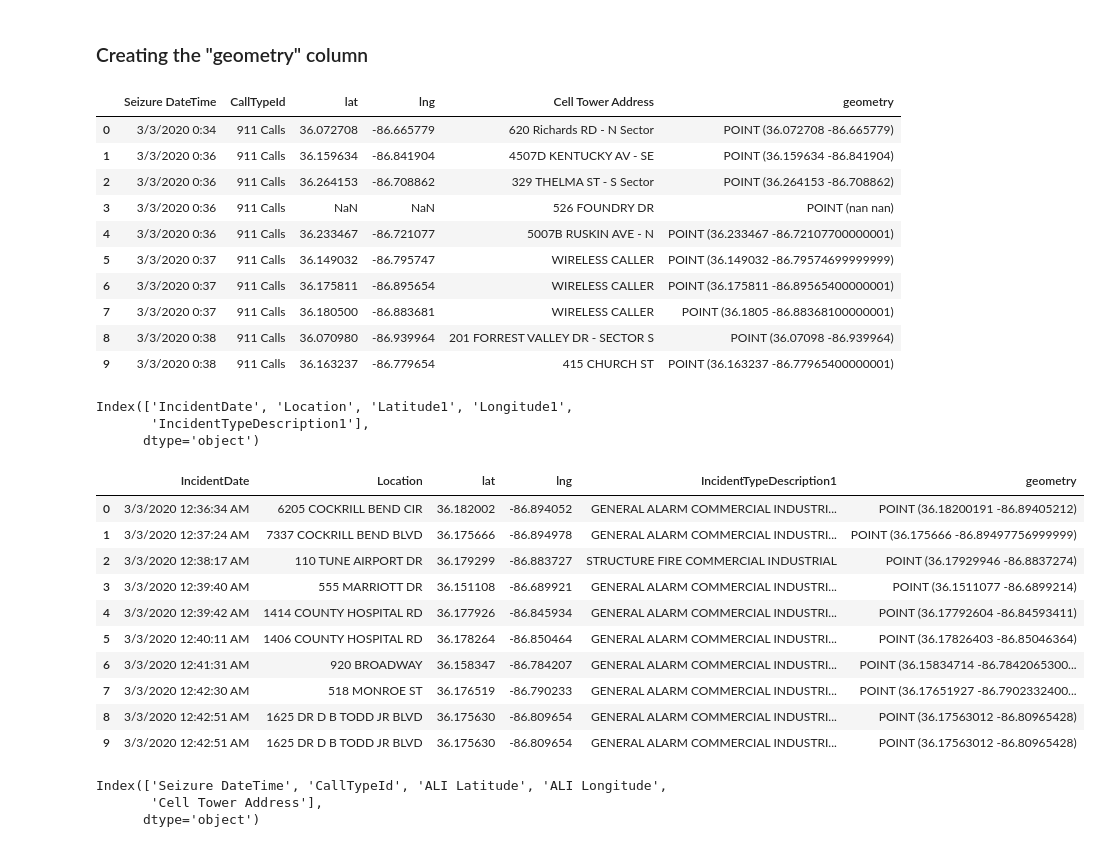
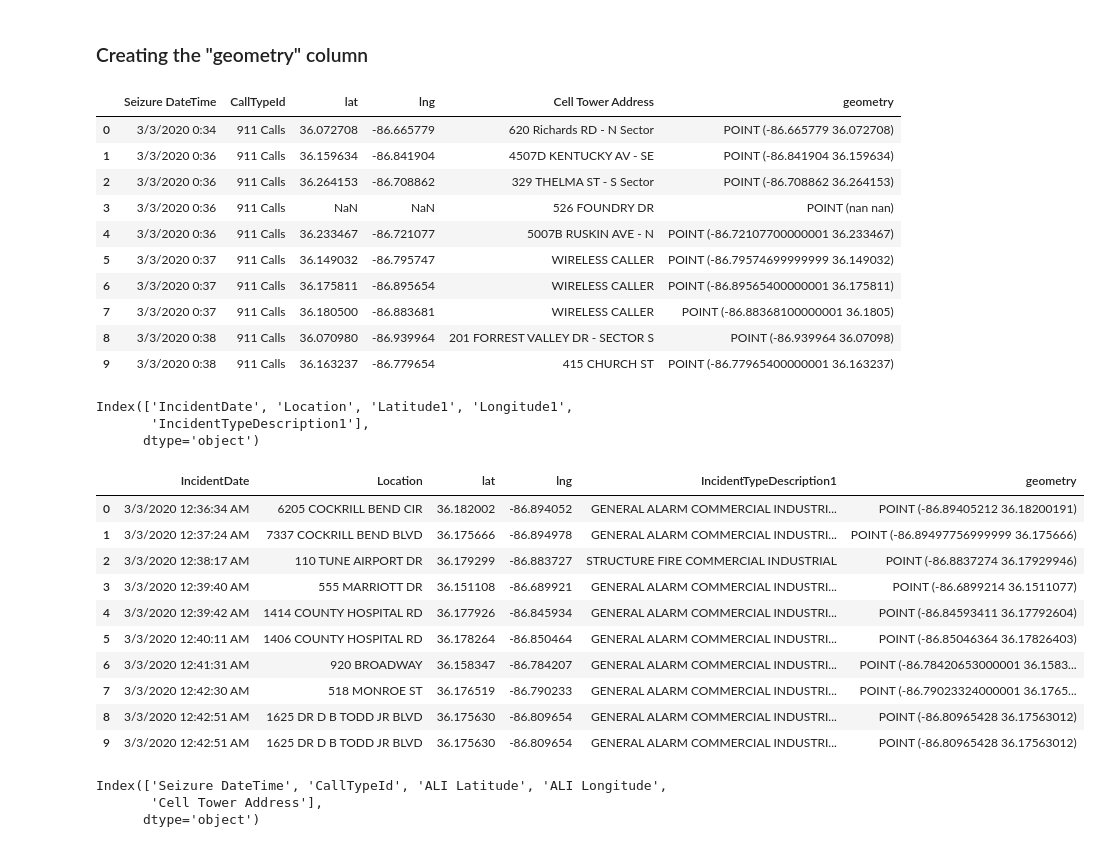
Before and after one commit to MrBardot/NSS-DDA2-metro-nashville-emergency, a Jupyter notebook: Untitled Folder/metro_comm_posey.ipynb, the cells around one changed output. Saved outputs shown, nothing was run; the diff lists cells and outputs as text; code cells hidden in the pictures.

```diff
--- a/Untitled Folder/metro_comm_posey.ipynb
+++ b/Untitled Folder/metro_comm_posey.ipynb
@@ -296,21 +300,21 @@ mec_911_tornado
 # %% [markdown]
 ### Creating the "geometry" column
 # %%
-mec_911_tornado['geometry'] = mec_911_tornado.apply(lambda x: Point((float(x.lat),float(x.lng))),
+mec_911_tornado['geometry'] = mec_911_tornado.apply(lambda x: Point((float(x.lng),float(x.lat))),
                                                     axis = 1)
 mec_911_tornado.head(10)
 # %% [output]
 |  | Seizure DateTime | CallTypeId | lat | lng | Cell Tower Address | geometry |
-| 0 | 3/3/2020 0:34 | 911 Calls | 36.072708 | -86.665779 | 620 Richards RD - N Sector | POINT (36.072708 -86.665779) |
-| 1 | 3/3/2020 0:36 | 911 Calls | 36.159634 | -86.841904 | 4507D KENTUCKY AV - SE | POINT (36.159634 -86.841904) |
-| 2 | 3/3/2020 0:36 | 911 Calls | 36.264153 | -86.708862 | 329 THELMA ST - S Sector | POINT (36.264153 -86.708862) |
+| 0 | 3/3/2020 0:34 | 911 Calls | 36.072708 | -86.665779 | 620 Richards RD - N Sector | POINT (-86.665779 36.072708) |
+| 1 | 3/3/2020 0:36 | 911 Calls | 36.159634 | -86.841904 | 4507D KENTUCKY AV - SE | POINT (-86.841904 36.159634) |
+| 2 | 3/3/2020 0:36 | 911 Calls | 36.264153 | -86.708862 | 329 THELMA ST - S Sector | POINT (-86.708862 36.264153) |
 | 3 | 3/3/2020 0:36 | 911 Calls | NaN | NaN | 526 FOUNDRY DR | POINT (nan nan) |
-| 4 | 3/3/2020 0:36 | 911 Calls | 36.233467 | -86.721077 | 5007B RUSKIN AVE - N | POINT (36.233467 -86.72107700000001) |
-| 5 | 3/3/2020 0:37 | 911 Calls | 36.149032 | -86.795747 | WIRELESS CALLER | POINT (36.149032 -86.79574699999999) |
-| 6 | 3/3/2020 0:37 | 911 Calls | 36.175811 | -86.895654 | WIRELESS CALLER | POINT (36.175811 -86.89565400000001) |
-| 7 | 3/3/2020 0:37 | 911 Calls | 36.180500 | -86.883681 | WIRELESS CALLER | POINT (36.1805 -86.88368100000001) |
-| 8 | 3/3/2020 0:38 | 911 Calls | 36.070980 | -86.939964 | 201 FORREST VALLEY DR - SECTOR S | POINT (36.07098 -86.939964) |
-| 9 | 3/3/2020 0:38 | 911 Calls | 36.163237 | -86.779654 | 415 CHURCH ST | POINT (36.163237 -86.77965400000001) |
+| 4 | 3/3/2020 0:36 | 911 Calls | 36.233467 | -86.721077 | 5007B RUSKIN AVE - N | POINT (-86.72107700000001 36.233467) |
+| 5 | 3/3/2020 0:37 | 911 Calls | 36.149032 | -86.795747 | WIRELESS CALLER | POINT (-86.79574699999999 36.149032) |
+| 6 | 3/3/2020 0:37 | 911 Calls | 36.175811 | -86.895654 | WIRELESS CALLER | POINT (-86.89565400000001 36.175811) |
+| 7 | 3/3/2020 0:37 | 911 Calls | 36.180500 | -86.883681 | WIRELESS CALLER | POINT (-86.88368100000001 36.1805) |
+| 8 | 3/3/2020 0:38 | 911 Calls | 36.070980 | -86.939964 | 201 FORREST VALLEY DR - SECTOR S | POINT (-86.939964 36.07098) |
+| 9 | 3/3/2020 0:38 | 911 Calls | 36.163237 | -86.779654 | 415 CHURCH ST | POINT (-86.77965400000001 36.163237) |
 # %%
 mec_cad_tornado.columns
 # %% [output]
@@ -320,21 +324,21 @@ Index(['IncidentDate', 'Location', 'Latitude1', 'Longitude1',
 # %%
 mec_cad_tornado = mec_cad_tornado.rename(columns = {'Latitude1':'lat', 'Longitude1':'lng'})
 # %%
-mec_cad_tornado['geometry'] = mec_cad_tornado.apply(lambda x: Point((float(x.lat),float(x.lng))),
+mec_cad_tornado['geometry'] = mec_cad_tornado.apply(lambda x: Point((float(x.lng),float(x.lat))),
                                                     axis = 1)
 mec_cad_tornado.head(10)
 # %% [output]
 |  | IncidentDate | Location | lat | lng | IncidentTypeDescription1 | geometry |
-| 0 | 3/3/2020 12:36:34 AM | 6205 COCKRILL BEND CIR | 36.182002 | -86.894052 | GENERAL ALARM COMMERCIAL INDUSTRI... | POINT (36.18200191 -86.89405212) |
-| 1 | 3/3/2020 12:37:24 AM | 7337 COCKRILL BEND BLVD | 36.175666 | -86.894978 | GENERAL ALARM COMMERCIAL INDUSTRI... | POINT (36.175666 -86.89497756999999) |
-| 2 | 3/3/2020 12:38:17 AM | 110 TUNE AIRPORT DR | 36.179299 | -86.883727 | STRUCTURE FIRE COMMERCIAL INDUSTRIAL | POINT (36.17929946 -86.8837274) |
-| 3 | 3/3/2020 12:39:40 AM | 555 MARRIOTT DR | 36.151108 | -86.689921 | GENERAL ALARM COMMERCIAL INDUSTRI... | POINT (36.1511077 -86.6899214) |
-| 4 | 3/3/2020 12:39:42 AM | 1414 COUNTY HOSPITAL RD | 36.177926 | -86.845934 | GENERAL ALARM COMMERCIAL INDUSTRI... | POINT (36.17792604 -86.84593411) |
-| 5 | 3/3/2020 12:40:11 AM | 1406 COUNTY HOSPITAL RD | 36.178264 | -86.850464 | GENERAL ALARM COMMERCIAL INDUSTRI... | POINT (36.17826403 -86.85046364) |
-| 6 | 3/3/2020 12:41:31 AM | 920 BROADWAY | 36.158347 | -86.784207 | GENERAL ALARM COMMERCIAL INDUSTRI... | POINT (36.15834714 -86.7842065300... |
-| 7 | 3/3/2020 12:42:30 AM | 518 MONROE ST | 36.176519 | -86.790233 | GENERAL ALARM COMMERCIAL INDUSTRI... | POINT (36.17651927 -86.7902332400... |
-| 8 | 3/3/2020 12:42:51 AM | 1625 DR D B TODD JR BLVD | 36.175630 | -86.809654 | GENERAL ALARM COMMERCIAL INDUSTRI... | POINT (36.17563012 -86.80965428) |
-| 9 | 3/3/2020 12:42:51 AM | 1625 DR D B TODD JR BLVD | 36.175630 | -86.809654 | GENERAL ALARM COMMERCIAL INDUSTRI... | POINT (36.17563012 -86.80965428) |
+| 0 | 3/3/2020 12:36:34 AM | 6205 COCKRILL BEND CIR | 36.182002 | -86.894052 | GENERAL ALARM COMMERCIAL INDUSTRI... | POINT (-86.89405212 36.18200191) |
+| 1 | 3/3/2020 12:37:24 AM | 7337 COCKRILL BEND BLVD | 36.175666 | -86.894978 | GENERAL ALARM COMMERCIAL INDUSTRI... | POINT (-86.89497756999999 36.175666) |
+| 2 | 3/3/2020 12:38:17 AM | 110 TUNE AIRPORT DR | 36.179299 | -86.883727 | STRUCTURE FIRE COMMERCIAL INDUSTRIAL | POINT (-86.8837274 36.17929946) |
+| 3 | 3/3/2020 12:39:40 AM | 555 MARRIOTT DR | 36.151108 | -86.689921 | GENERAL ALARM COMMERCIAL INDUSTRI... | POINT (-86.6899214 36.1511077) |
+| 4 | 3/3/2020 12:39:42 AM | 1414 COUNTY HOSPITAL RD | 36.177926 | -86.845934 | GENERAL ALARM COMMERCIAL INDUSTRI... | POINT (-86.84593411 36.17792604) |
+| 5 | 3/3/2020 12:40:11 AM | 1406 COUNTY HOSPITAL RD | 36.178264 | -86.850464 | GENERAL ALARM COMMERCIAL INDUSTRI... | POINT (-86.85046364 36.17826403) |
+| 6 | 3/3/2020 12:41:31 AM | 920 BROADWAY | 36.158347 | -86.784207 | GENERAL ALARM COMMERCIAL INDUSTRI... | POINT (-86.78420653000001 36.1583... |
+| 7 | 3/3/2020 12:42:30 AM | 518 MONROE ST | 36.176519 | -86.790233 | GENERAL ALARM COMMERCIAL INDUSTRI... | POINT (-86.79023324000001 36.1765... |
+| 8 | 3/3/2020 12:42:51 AM | 1625 DR D B TODD JR BLVD | 36.175630 | -86.809654 | GENERAL ALARM COMMERCIAL INDUSTRI... | POINT (-86.80965428 36.17563012) |
+| 9 | 3/3/2020 12:42:51 AM | 1625 DR D B TODD JR BLVD | 36.175630 | -86.809654 | GENERAL ALARM COMMERCIAL INDUSTRI... | POINT (-86.80965428 36.17563012) |
 # %%
 mec_911_derecho.columns
 # %% [output]
```
Also changed, not shown: parts of 29 cells of this notebook.
